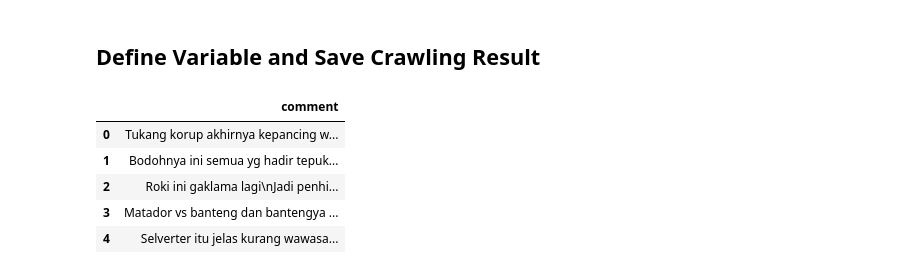
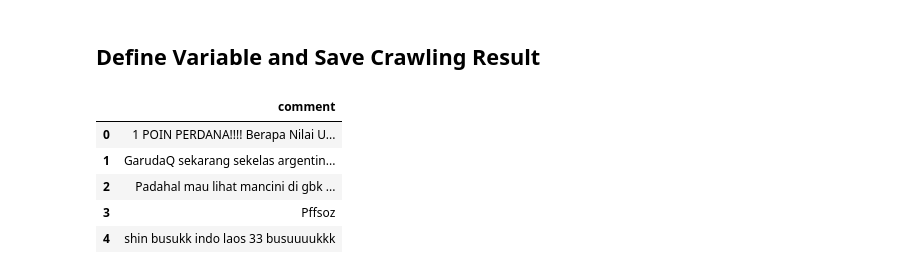
Before and after one commit to uhuyyman/YouTube-Sentiment-Analysis, a Jupyter notebook: scripts/crawling-data.ipynb, the cells around one changed output. Saved outputs shown, nothing was run; the diff lists cells and outputs as text; code cells hidden in the pictures.

```diff
--- a/scripts/crawling-data.ipynb
+++ b/scripts/crawling-data.ipynb
@@ -44,15 +44,15 @@ def get_comments(video_id):
 # %% [markdown]
 ## Define Variable and Save Crawling Result
 # %%
-video_id = 'oG852gUrDG8'
+video_id = 'LjOxZjSujFI'
 comments = get_comments(video_id)
 df = pd.DataFrame(comments, columns=['comment'])
-df.to_csv('../data/youtube-comment.csv', index=False)
+df.to_csv('../data/comment1.csv', index=False)
 df.head()
 # %% [output]
 |  | comment |
-| 0 | Tukang korup akhirnya kepancing w... |
-| 1 | Bodohnya ini semua yg hadir tepuk... |
-| 2 | Roki ini gaklama lagi\nJadi penhi... |
-| 3 | Matador vs banteng dan bantengya ... |
-| 4 | Selverter itu jelas kurang wawasa... |
+| 0 | 1 POIN PERDANA!!!! Berapa Nilai U... |
+| 1 | GarudaQ sekarang sekelas argentin... |
+| 2 | Padahal mau lihat mancini di gbk ... |
+| 3 | Pffsoz |
+| 4 | shin busukk indo laos 33 busuuuukkk |
```
Also changed, not shown: parts of 4 cells of this notebook, 2 other files.
